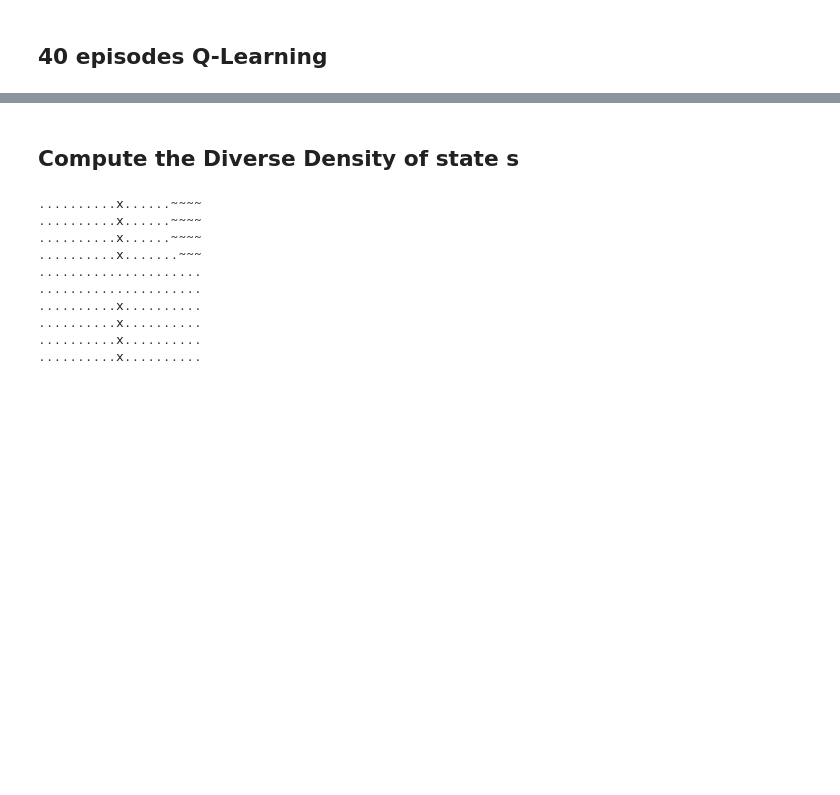
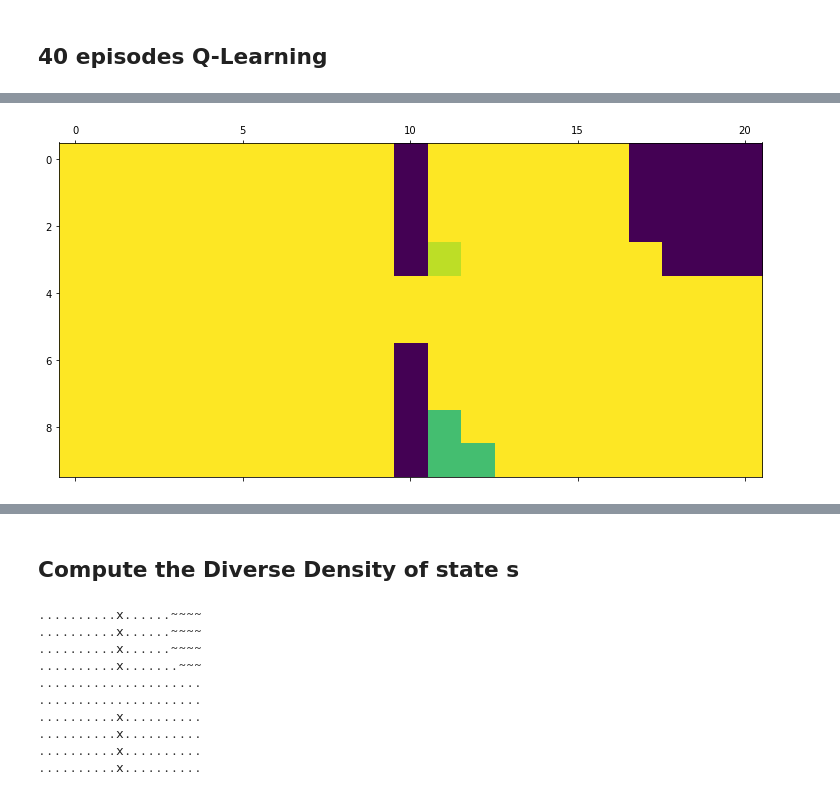
Before and after one commit to slebastard/RLProject, a Jupyter notebook: Option Discovery.ipynb, the cells around one changed output, grey strips where cells are left out. Cells and saved outputs as stored; diff of their text form; code cells hidden in the pictures; blank space fills up the shorter version.

```diff
--- a/Option Discovery.ipynb
+++ b/Option Discovery.ipynb
@@ -29,3 +29,9 @@ twoRooms_grid = two_rooms_grid(room_width=10, room_height=10, doorway_pos=5, doo
+# %%
+W = 10
+H = 10
+DH = 2
+DP = 5
+twoRooms_grid = two_rooms_grid(room_width=W, room_height=H, doorway_pos=DP, doorway_height=DH, goal_height=0)
 # %%
 for line in twoRooms_grid:
     print("".join(map(lambda x: '.' if x == '' else str(x),line)))
@@ -74,3 +80,12 @@ o.........x.........1
 ..........x..........
 ..........x..........
 ..........x..........
+# %%
+trajectories = []
+MAXQi = MAXQ(twoRooms,  alpha0=0.25, expl0=0.9, n_iter=5000, runOnCreate=False)
+for it in range(10):
+    initState = twoRooms.reset()
+    MAXQi.actions.option.log = 'active'
+    MAXQi.time = 1
+    MAXQi.run(MAXQi.actions, initState, False, history=True)
+    trajectories.append([[s,x,y] for s,x,y in MAXQi.lastTraj if static_filter(s)])
@@ -82,0 +131,6 @@ P.run(record_trajectory = record_trajectory)
+# %%
+DD_map = get_DD_map(trajectories, static_filter)
+plt.matshow(DD_map)
+plt.show()
+# %% [output]
+[figure, added]
```
Also changed, not shown: parts of 8 cells of this notebook, 4 other files.
